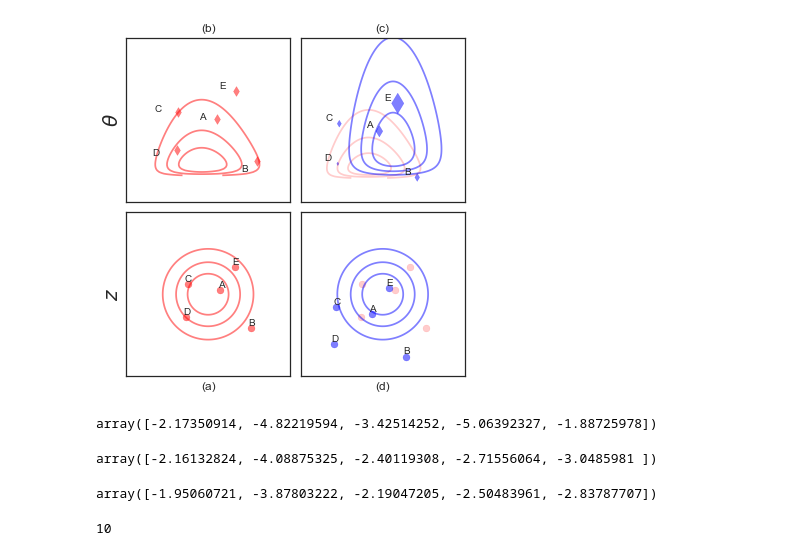
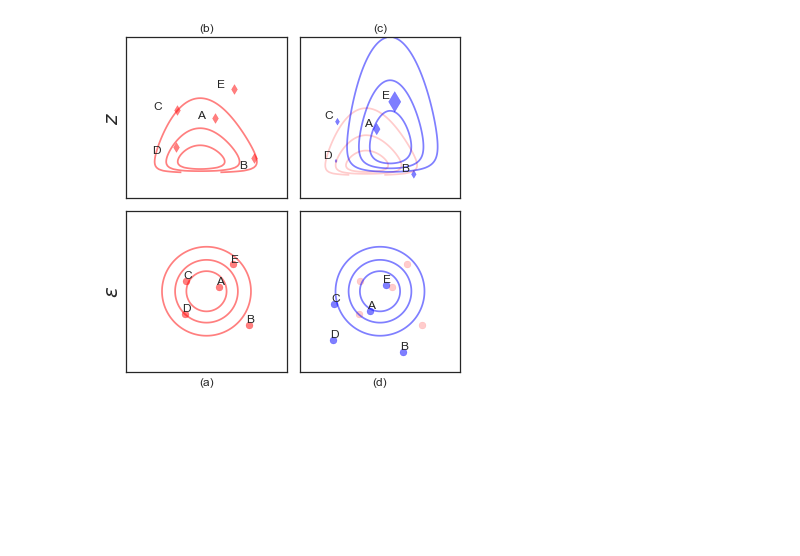
Before and after one commit to sevvi/uai-experiments, a Jupyter notebook: uai-importance-demo.ipynb, the cells around one changed output. Cells and saved outputs as stored; diff of their text form; code cells hidden in the pictures; blank space fills up the shorter version.

```diff
--- a/uai-importance-demo.ipynb
+++ b/uai-importance-demo.ipynb
@@ -105,27 +28,0 @@ X.shape
-# %%
-plt.figure(figsize = (8,6))
-mu = 0.3
-sig = 1.
-plt.plot(np.exp(norm.logpdf(np.linspace(-5, 5, 120), mu, sig)), label = 'q')
-
-
-mu = 1.5
-sig = .8
-plt.plot(np.exp(norm.logpdf(np.linspace(-5, 5, 120), mu, sig)), label = 'p')
-
-t = np.linspace(0, .5, 120)
-plt.plot(2 * t**2, label = 'f')
-
-
-#plt.ylabel('', fontsize = 20)
-plt.xlabel(r'$\theta$', fontsize = 20)
-plt.xticks(fontsize = 0)
-plt.yticks(fontsize = 0)
-#plt.axis('off')
-plt.text(82, .45, r'$q(z)$', color = 'k', fontsize = 20)
-plt.text(58, .41, r'$q_0(z)$', color = 'k',  fontsize = 20)
-plt.text(86, .35, r'$\nabla f(z)$', color = 'k', fontsize = 20)
-
-
-#plt.savefig('output.png', dpi=300, bbox_inches='tight')
-plt.savefig('/home/sakaya/MUPI/papers/uai17importance/importance2.png')#, bbox_inches='tight')
@@ -150,7 +45,7 @@ def jacobian_rsoftplus(y):
     return np.exp(y)/(np.exp(y) -1)
 
 sns.set_style(style='white')
-
+n = 5
 npr.seed(131)
 f, ((ax1, ax2), (ax3, ax4)) = plt.subplots(2, 2, figsize = (5,5)) #sharex='col', sharey='row')
 axes = [ax1, ax2, ax3, ax4]
@@ -285,49 +180,33 @@ t.set_y(-0.12)
 # k = 3
 # k1 = 8
 # mu = 14
 # sigma = 1/.4
 # def log_density(x):
 # #     t1 = softplus(x[0])
 # #     t2 = softplus(x[1])
 #     t1 = (x[0])
 #     t2 = (x[1])
 #     return np.sum(gamma_logpdf(t1, mu, sigma)) + \
 #             np.sum(gamma_logpdf(t2, mu, sigma)) #+ np.log(jacobian_softplus(x[1]))
 
 # x = np.linspace(k1, k, 101)
 # y = np.linspace(k1, k, 101)
 # X, Y = np.meshgrid(x, y)
 # zs = np.array([np.exp(log_density(t))
 #                for t in zip(np.ravel(X), np.ravel(Y))])
 
 # Z = zs.reshape(X.shape)
 # ax2.contour(X, Y, Z , 3, alpha = .5, colors = 'b')
 
 
 
 # ax2.scatter(softplus(theta[:,0]), softplus(theta[:,1]), alpha = .5, color = 'b', marker = "d", s = w)
 # for i, txt in enumerate(lab):
 #     ax2.annotate(txt, (softplus(theta[i,0]) -.3,softplus(theta[i,1])+.2))
 
-ax1.set_ylabel(r'$\theta$', fontsize = 20)
-ax3.set_ylabel(r'$z$', fontsize = 20)
+ax1.set_ylabel(r'$z$', fontsize = 20)
+ax3.set_ylabel(r'$\epsilon$', fontsize = 20)
 #ax1.yaxis.set_label_coords(1.05, -0.025)
 plt.savefig('/home/sakaya/MUPI/papers/uai17importance/importance1.png', bbox_inches='tight')
 # %% [output]
-[figure, old version]
+[figure, new version]
-# %%
-g1
-# %% [output]
-array([-2.17350914, -4.82219594, -3.42514252, -5.06392327, -1.88725978])
-# %%
-g
-# %% [output]
-array([-2.16132824, -4.08875325, -2.40119308, -2.71556064, -3.0485981 ])
-# %%
-g1
-# %% [output]
-array([-1.95060721, -3.87803222, -2.19047205, -2.50483961, -2.83787707])
-# %%
-mu
-# %% [output]
-10
```
Also changed, not shown: parts of 4 cells of this notebook, 15 other files.
